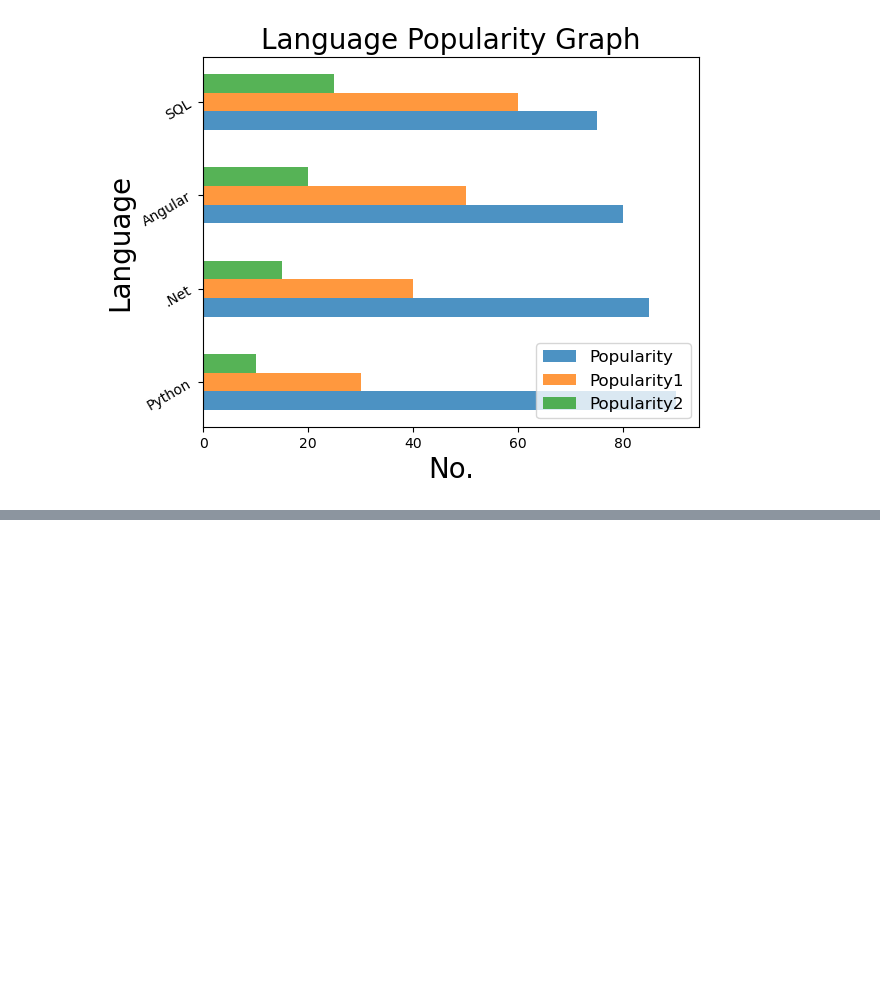
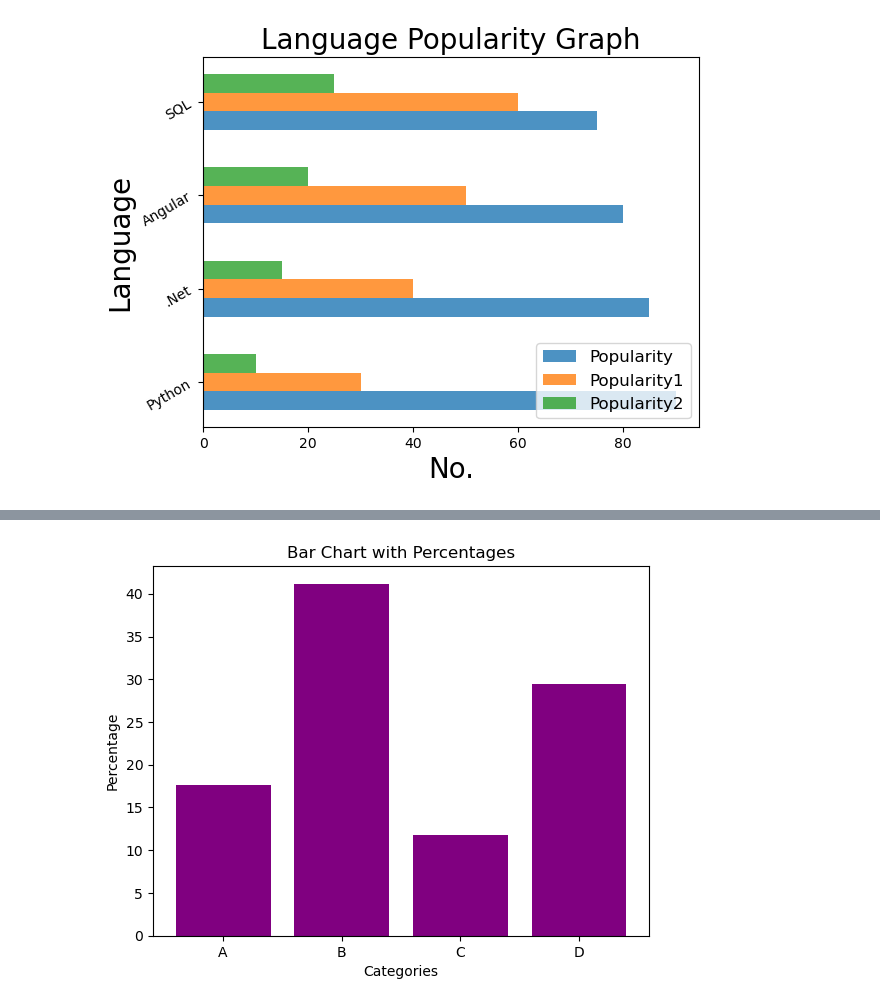
Before and after one commit to hamzaaslam276/Data-Science-SMIT-9-11, a Jupyter notebook: Matplotlib/Bar Chat/Bar Chat in Python Matplotlib.ipynb, the cells around one changed output, grey strips where cells are left out. Cells and saved outputs as stored; diff of their text form; code cells hidden in the pictures; blank space fills up the shorter version.

Commit message:
Matplotlib

```diff
--- a/Matplotlib/Bar Chat/Bar Chat in Python Matplotlib.ipynb
+++ b/Matplotlib/Bar Chat/Bar Chat in Python Matplotlib.ipynb
@@ -179,0 +124,14 @@ plt.show()
+# %%
+categories = ['A', 'B', 'C', 'D']
+values = [3, 7, 2, 5]
+
+total = sum(values)
+percentages = [v / total * 100 for v in values]
+
+plt.bar(categories, percentages, color='purple')"LinePlot in Python Matplotlib.ipynb"
+plt.title('Bar Chart with Percentages')
+plt.xlabel('Categories')
+plt.ylabel('Percentage')
+plt.show()
+# %% [output]
+[figure, added]
```
Also changed, not shown: parts of 8 cells of this notebook, 12 other files.
